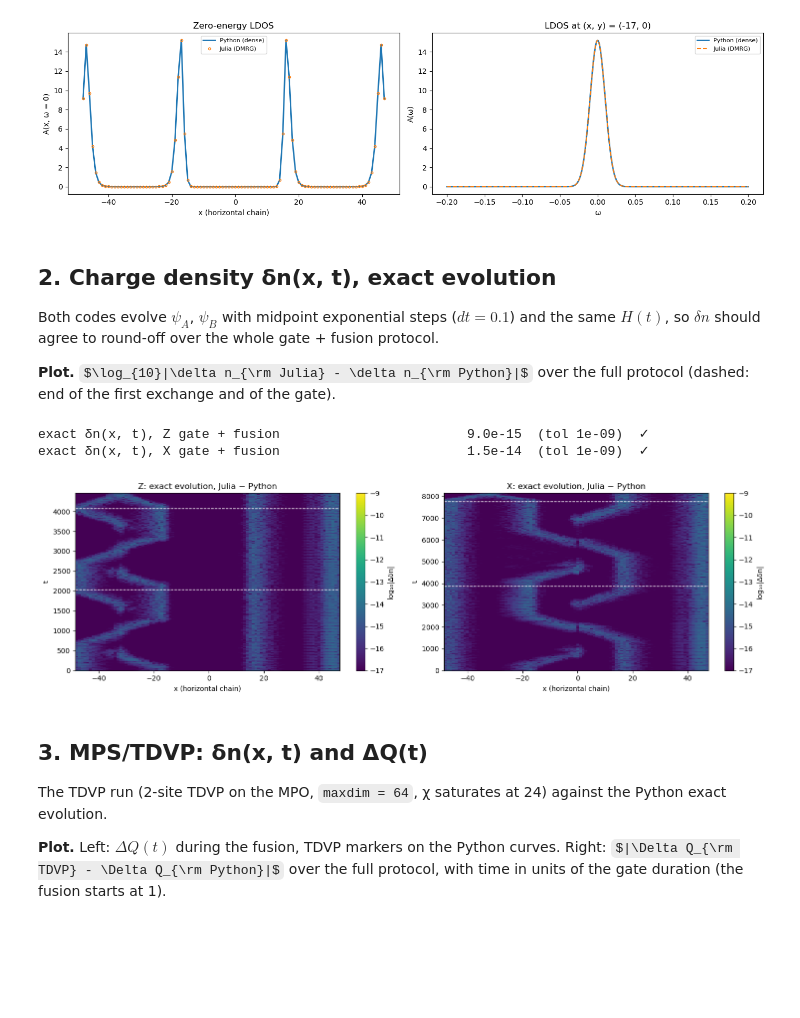
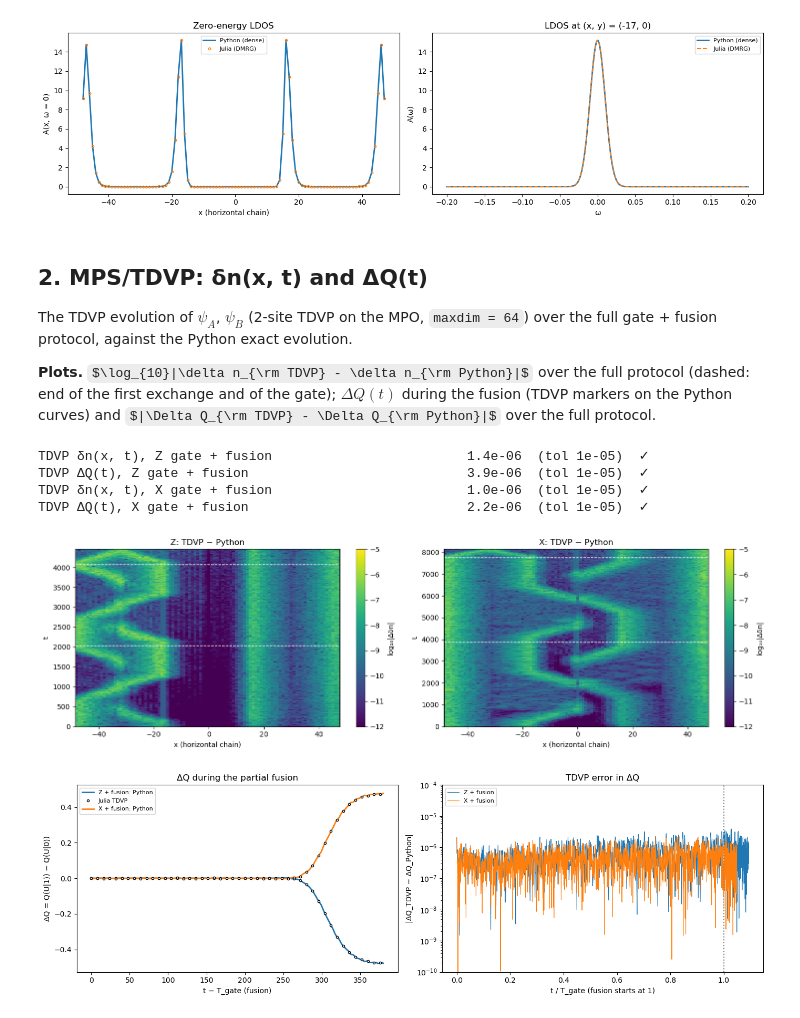
Before and after one commit to alasko5/MSH_Tensor_Network_Methods, a Jupyter notebook: tjunctions_compare.ipynb, the cells around one changed output. Saved outputs shown, nothing was run; the diff lists cells and outputs as text; code cells hidden in the pictures; some formulas as TeX source; blank space fills up the shorter version.

```diff
--- a/tjunctions_compare.ipynb
+++ b/tjunctions_compare.ipynb
@@ -32,10 +30,10 @@ import matplotlib.pyplot as plt
 
 PY_DIR = "tjunctions_python_ed_data"       # written by tjunctions_python_ed.ipynb
 
-rows = []   # (kind, name, max |Julia − Python|, tolerance)
-def check(kind, name, a, b, tol):
+rows = []   # (name, max |Julia − Python|, tolerance)
+def check(name, a, b, tol):
     d = float(np.max(np.abs(np.asarray(a) - np.asarray(b))))
-    rows.append((kind, name, d, tol))
+    rows.append((name, d, tol))
     print(f"{name:<52s} {d:9.1e}  (tol {tol:.0e})  {'✓' if d <= tol else '✗'}")
 
 def read_csv(name):
@@ -75,38 +73,51 @@ fig.tight_layout(); plt.show()
 LDOS A(r, ω), DMRG (6 states) vs dense                 3.9e-04  (tol 1e-03)  ✓
 [figure]
 # %% [markdown]
-## 2. Charge density δn(x, t), exact evolution
+## 2. MPS/TDVP: δn(x, t) and ΔQ(t)
 
-Both codes evolve $\psi_A$, $\psi_B$ with midpoint exponential steps ($dt = 0.1$) and the same $H(t)$, so $\delta n$ should agree to round-off over
-the whole gate + fusion protocol.
+The TDVP evolution of $\psi_A$, $\psi_B$ (2-site TDVP on the MPO, `maxdim = 64`) over the full gate + fusion protocol, against the Python exact
+evolution.
 
-**Plot.** $\log_{10}|\delta n_{\rm Julia} - \delta n_{\rm Python}|$ over the full protocol (dashed: end of the first exchange and of the gate).
+**Plots.** $\log_{10}|\delta n_{\rm TDVP} - \delta n_{\rm Python}|$ over the full protocol (dashed: end of the first exchange and of the gate);
+$\Delta Q(t)$ during the fusion (TDVP markers on the Python curves) and $|\Delta Q_{\rm TDVP} - \Delta Q_{\rm Python}|$ over the full protocol.
 # %%
 dens = {}
 for gate, key in (("Z", "Z"), ("X", "X400")):
-    ts, xs_, D_tn = tn_density(f"msh_gate_density_tn_{gate}.csv")
+    ts, xs_, D_tdvp = tn_density(f"msh_gate_density_tdvp_{gate}.csv")
+    dq = read_csv(f"msh_gate_dQ_tdvp_{gate}.csv")
     py = np.load(os.path.join(PY_DIR, f"gate_density_kwant_{key}.npz"))
-    assert np.allclose(ts, py["ts"]) and np.array_equal(xs_, py["x"]), "snapshot times or sites differ"
-    dens[gate] = dict(ts=ts, x=xs_, Tg=float(py["Tg"]), D_tn=D_tn, D_py=py["D"], dQ_py=py["dQ"])
-    check("dense", f"exact δn(x, t), {gate} gate + fusion", D_tn, py["D"], 1e-9)
+    assert np.allclose(ts, py["ts"]) and np.allclose(dq[:, 0], py["ts"]) and np.array_equal(xs_, py["x"]), "snapshots differ"
+    dens[gate] = dict(ts=ts, x=xs_, Tg=float(py["Tg"]), D_tdvp=D_tdvp, D_py=py["D"], dQ_tdvp=dq[:, 1], dQ_py=py["dQ"])
+    check(f"TDVP δn(x, t), {gate} gate + fusion", D_tdvp, py["D"], 1e-5)
+    check(f"TDVP ΔQ(t), {gate} gate + fusion", dq[:, 1], py["dQ"], 1e-5)
 
 fig, ax = plt.subplots(1, 2, figsize=(15, 4.5))
 for a, (gate, r) in zip(ax, dens.items()):
-    im = a.pcolormesh(r["x"], r["ts"], np.log10(np.maximum(np.abs(r["D_tn"] - r["D_py"]), 1e-17)),
-                      cmap="viridis", vmin=-17, vmax=-9, shading="nearest", rasterized=True)
+    im = a.pcolormesh(r["x"], r["ts"], np.log10(np.maximum(np.abs(r["D_tdvp"] - r["D_py"]), 1e-16)),
+                      cmap="viridis", vmin=-12, vmax=-5, shading="nearest", rasterized=True)
     for yl in (r["Tg"] / 2, r["Tg"]):
         a.axhline(yl, color="white", ls="--", lw=1)
-    a.set(xlabel="x (horizontal chain)", ylabel="t", title=f"{gate}: exact evolution, Julia − Python")
+    a.set(xlabel="x (horizontal chain)", ylabel="t", title=f"{gate}: TDVP − Python")
     fig.colorbar(im, ax=a, label="log₁₀|Δδn|")
 fig.tight_layout(); plt.show()
+
+fig, ax = plt.subplots(1, 2, figsize=(14, 4.5))
+for c, (gate, r) in enumerate(dens.items()):
+    f = r["ts"] >= r["Tg"] - 1e-6
+    ax[0].plot(r["ts"][f] - r["Tg"], r["dQ_py"][f], lw=2, color=f"C{c}", label=f"{gate} + fusion: Python")
+    ax[0].plot((r["ts"][f] - r["Tg"])[::8], r["dQ_tdvp"][f][::8], "o", ms=3, mfc="white", mec="k",
+               label="Julia TDVP" if c == 0 else None)
+    ax[1].semilogy(r["ts"] / r["Tg"], np.maximum(np.abs(r["dQ_tdvp"] - r["dQ_py"]), 1e-16), lw=0.8, color=f"C{c}",
+                   label=f"{gate} + fusion")
+ax[0].set(xlabel="t − T_gate (fusion)", ylabel="ΔQ = Q(U|1⟩) − Q(U|0⟩)", title="ΔQ during the partial fusion"); ax[0].legend(fontsize=8)
+ax[1].axvline(1.0, color="gray", ls=":")
+ax[1].set(xlabel="t / T_gate (fusion starts at 1)", ylabel="|ΔQ_TDVP − ΔQ_Python|", ylim=(1e-10, 1e-4),
+          title="TDVP error in ΔQ"); ax[1].legend(fontsize=8)
+fig.tight_layout(); plt.show()
 # %% [output]
-exact δn(x, t), Z gate + fusion                        9.0e-15  (tol 1e-09)  ✓
-exact δn(x, t), X gate + fusion                        1.5e-14  (tol 1e-09)  ✓
+TDVP δn(x, t), Z gate + fusion                         1.4e-06  (tol 1e-05)  ✓
+TDVP ΔQ(t), Z gate + fusion                            3.9e-06  (tol 1e-05)  ✓
+TDVP δn(x, t), X gate + fusion                         1.0e-06  (tol 1e-05)  ✓
+TDVP ΔQ(t), X gate + fusion                            2.2e-06  (tol 1e-05)  ✓
-[figure, old version]
+[figure, new version]
+[figure, added]
-# %% [markdown]
-## 3. MPS/TDVP: δn(x, t) and ΔQ(t)
-
-The TDVP run (2-site TDVP on the MPO, `maxdim = 64`, χ saturates at 24) against the Python exact evolution.
-
-**Plot.** Left: $\Delta Q(t)$ during the fusion, TDVP markers on the Python curves. Right: $|\Delta Q_{\rm TDVP} - \Delta Q_{\rm Python}|$ over the full
-protocol, with time in units of the gate duration (the fusion starts at 1).
```
Also changed, not shown: parts of 9 cells of this notebook, 13 other files.
